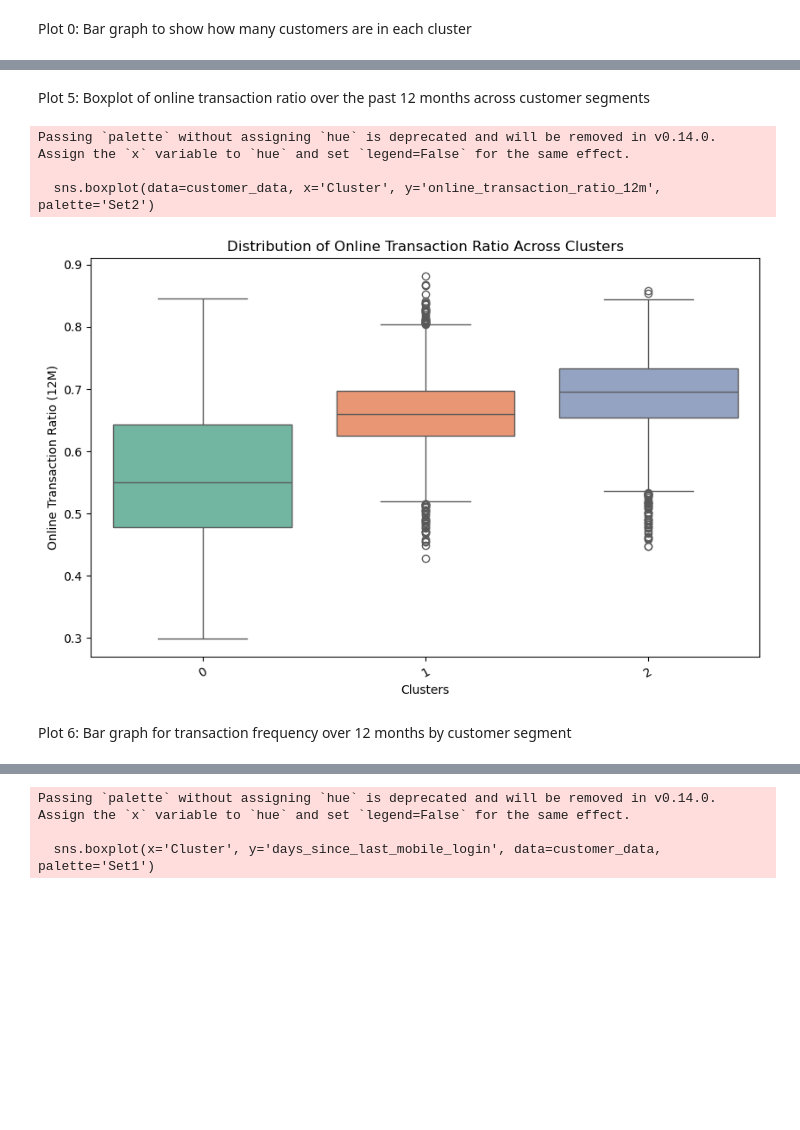
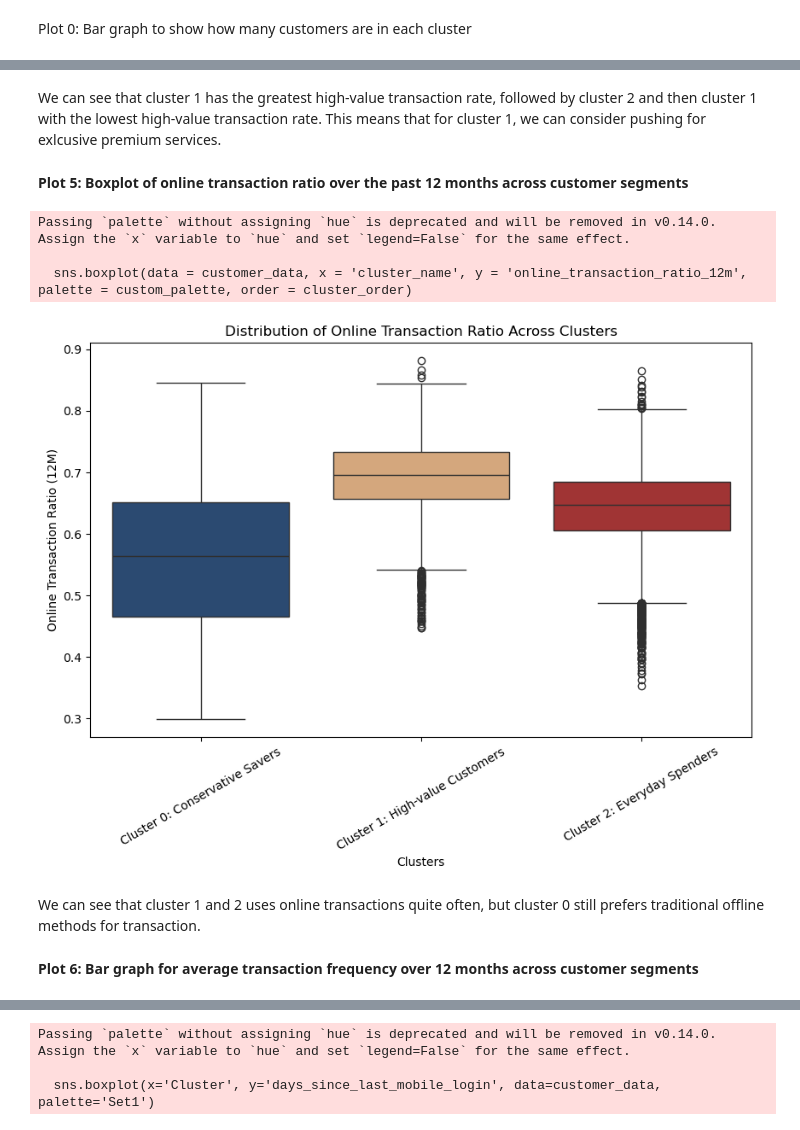
Before and after one commit to andrew250402/DSA3101-Project, a Jupyter notebook: Notebooks/a3-behavioural-patterns.ipynb, the cells around one changed output, grey strips where cells are left out. Saved outputs shown, nothing was run; the diff lists cells and outputs as text; code cells hidden in the pictures; blank space fills up the shorter version.

```diff
--- a/Notebooks/a3-behavioural-patterns.ipynb
+++ b/Notebooks/a3-behavioural-patterns.ipynb
@@ -15,5 +15,5 @@ os.chdir('Data DSA3101')
 # %%
-customers = pd.read_csv("filtered_customers_with_clusters.csv")
+customers = pd.read_csv("customer_data_with_labels_only.csv")
 transactions = pd.read_csv("transactions_summary.csv")
 digital_usage = pd.read_csv("digital_usage.csv")
 # %% [markdown]
@@ -287,19 +331,45 @@ Passing `palette` without assigning `hue` is deprecated and will be removed in v
+# %% [markdown]
+We can see that cluster 1 has the greatest high-value transaction rate, followed by cluster 2 and then cluster 1 with the lowest high-value transaction rate. This means that for cluster 1, we can consider pushing for exlcusive premium services.
 # %% [markdown]
-Plot 5: Boxplot of online transaction ratio over the past 12 months across customer segments
+__Plot 5: Boxplot of online transaction ratio over the past 12 months across customer segments__
 # %%
-plt.figure(figsize=(10, 6))
-sns.boxplot(data=customer_data, x='Cluster', y='online_transaction_ratio_12m', palette='Set2')
+# Define custom color palette
+custom_palette = ["#1F497D", "#E2A76F", "#B22222"]
 
+# Define custom names for clusters
+cluster_names = {
+    0: 'Cluster 0: Conservative Savers',
+    1: 'Cluster 1: High-value Customers',
+    2: 'Cluster 2: Everyday Spenders'
+}
+
+# Map cluster numbers to names in the data
+customer_data['cluster_name'] = customer_data['cluster'].map(cluster_names)
+
+# Ensure correct order of clusters
+cluster_order = ['Cluster 0: Conservative Savers', 'Cluster 1: High-value Customers', 'Cluster 2: Everyday Spenders']
+
+# Create the boxplot with the correct order
+plt.figure(figsize = (10, 6))
+sns.boxplot(data = customer_data, x = 'cluster_name', y = 'online_transaction_ratio_12m', palette = custom_palette, order = cluster_order)
+
+# Labeling the axes and title
 plt.xlabel('Clusters')
 plt.ylabel('Online Transaction Ratio (12M)')
 plt.title('Distribution of Online Transaction Ratio Across Clusters')
-plt.xticks(rotation=30)
+
+# Rotate x-ticks for better readability
+plt.xticks(rotation = 30)
+
+# Show the plot
 plt.show()
 # %% [output]
 Passing `palette` without assigning `hue` is deprecated and will be removed in v0.14.0. Assign the `x` variable to `hue` and set `legend=False` for the same effect.
 
-  sns.boxplot(data=customer_data, x='Cluster', y='online_transaction_ratio_12m', palette='Set2')
+  sns.boxplot(data = customer_data, x = 'cluster_name', y = 'online_transaction_ratio_12m', palette = custom_palette, order = cluster_order)
-[figure, old version]
+[figure, new version]
+# %% [markdown]
+We can see that cluster 1 and 2 uses online transactions quite often, but cluster 0 still prefers traditional offline methods for transaction.
 # %% [markdown]
-Plot 6: Bar graph for transaction frequency over 12 months by customer segment
+__Plot 6: Bar graph for average transaction frequency over 12 months across customer segments__
 # %%
```
Also changed, not shown: parts of 37 cells of this notebook.
